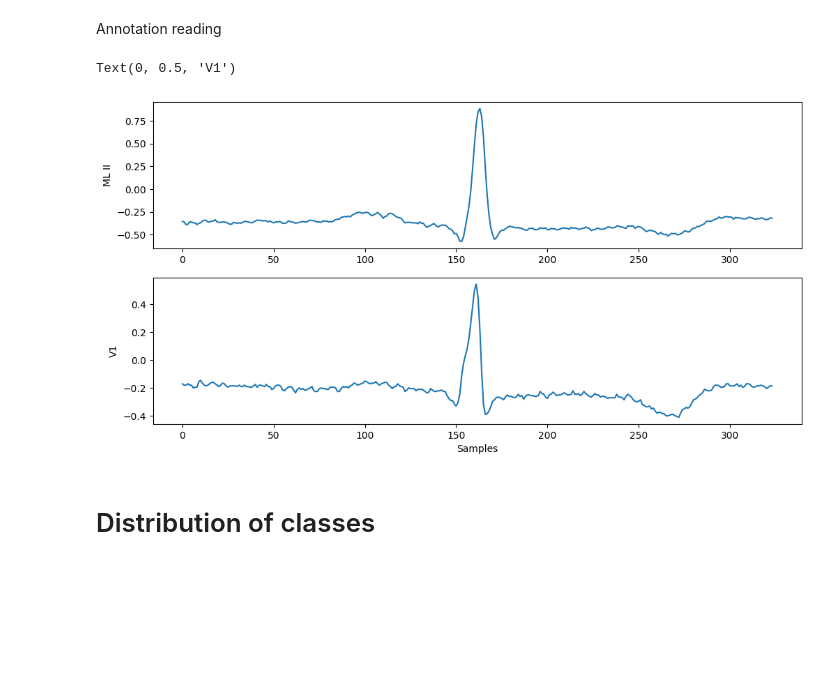
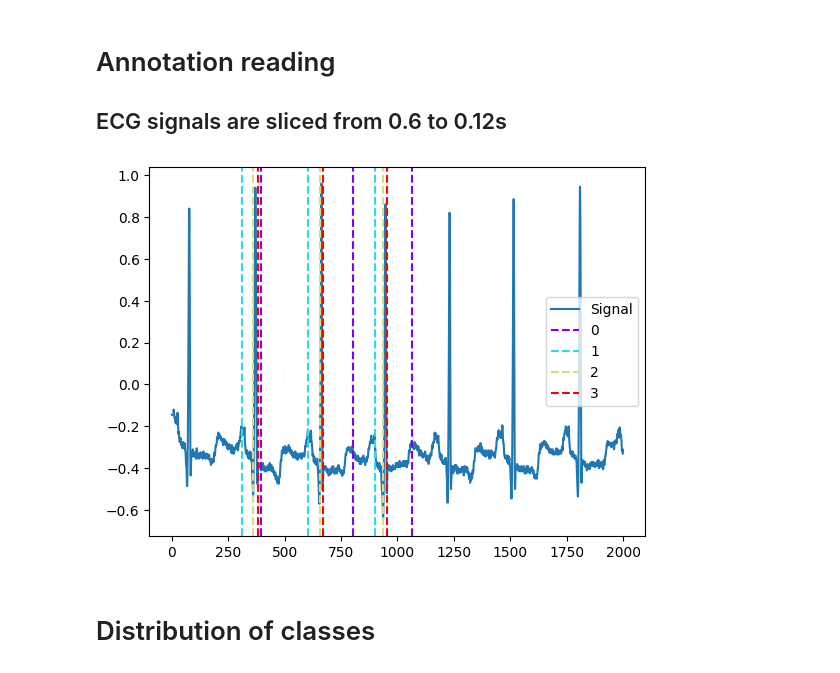
Before and after one commit to MarinBareza/ArrhythmiaDetection, a Jupyter notebook: ArrhythmiaDetection.ipynb, the cells around one changed output. Drawn from its saved outputs; the diff is of its cells as text; code cells hidden in the pictures; blank space fills up the shorter version.

```diff
--- a/ArrhythmiaDetection.ipynb
+++ b/ArrhythmiaDetection.ipynb
@@ -8,62 +8,35 @@ import numpy as np
 import wfdb
 # %% [markdown]
-Annotation reading
+# Annotation reading
+## ECG signals are sliced from 0.6 to 0.12s
 # %%
+# Check if the database exists
 dbdir = 'mit-bih-arrhythmia-database-1.0.0'
-
 if not os.path.isdir(dbdir):
     logging.error('Please replace dbdir with the db direcotry')
     raise FileNotFoundError(dbdir)
 
-symbol_durations = []
-avg_symbol_duration = 0
-slices = []
-
-for _ in range(100, 220):
+# Load records file by file
+for _ in range(100, 101):
     try:
         record = wfdb.rdrecord('{}/{}'.format(dbdir, _))
         annotation = wfdb.rdann('{}/{}'.format(dbdir, _), 'atr')
     except FileNotFoundError:
         continue
 
-    fs = annotation.fs
-    # annotation.symbol contains annotations (N for normal, V for ventricular etc..., see doc
-    # annotation.sample contains the samples of annotations
-    timestamp_symbol_tuples = [(i / fs, s) for i, s in zip(annotation.sample[:], annotation.symbol[:])]
-
-    # 9s (3240 samples) around each symbol
-    slice_padding = int(0.9 * fs / 2)
-    for t, s in timestamp_symbol_tuples:
-        symbol_index = int(t * fs)
-        slices.append((s, record.p_signal[(symbol_index - slice_padding if symbol_index > slice_padding else symbol_index - 0):(symbol_index + slice_padding)]))
-
-    # print('Record {}: {}samples (={:.3f}s)'.format(_, record.p_signal.shape, len(record.p_signal) / fs))
-    # print(' '.join('{:3.1f}:{}'.format(i, s) for i, s in timestamp_symbol_tuples))
-    symbol_durations.extend([(timestamp_symbol_tuples[j][0] - timestamp_symbol_tuples[j - 1][0]) for j in range(1, len(timestamp_symbol_tuples))])
-
-# plt.hist(symbol_durations)
-#plt.title('Distribution of Symbol Durations')
-#plt.xlabel('Duration')
-#plt.ylabel('Frequency')
-# plt.show()
-
-# Based on this I propose slices to be 0.9s long to capture all the needed information
-# print('Average duration: {}'.format(round(np.average(symbol_durations), 3)))
-# print('Median duration: {}'.format(round(np.median(symbol_durations), 3)))
-# print('Standard deviation of duration: {}'.format(round(np.std(symbol_durations), 3)))
-
-fig, ax = plt.subplots(nrows=2, figsize=(12, 6))
-MLII = slices[9][1][:, 0]
-V1 = slices[9][1][:, 1]
-
-ax[0].plot(MLII)
-ax[1].plot(V1)
-ax[0].set_ylabel('ML II')
-ax[1].set_xlabel('Samples')
-ax[1].set_ylabel('V1')
+    sampling_frequency = annotation.fs
+    ecg_signal = record.p_signal[:, 0]
+    # Find all r peaks in a record
+    _, r_peaks = nk.ecg_peaks(record.p_signal[:, 0], sampling_rate=sampling_frequency)
+    # Find T_peaks, P-peaks, Q-peaks, S-peaks, P-onset and T-offset
+    _, waves_peaks = nk.ecg_delineate(ecg_signal, r_peaks, sampling_rate=sampling_frequency, method="peak")
+    # Zooming into the first 3 R-peaks, with focus on T_peaks, P-peaks, Q-peaks and S-peaks
+    plot = nk.events_plot([waves_peaks['ECG_T_Peaks'][:3],
+                           waves_peaks['ECG_P_Peaks'][:3],
+                           waves_peaks['ECG_Q_Peaks'][:3],
+                           waves_peaks['ECG_S_Peaks'][:3]], ecg_signal[:2000])
 # %% [output]
-Text(0, 0.5, 'V1')
-[figure, old version]
+[figure, new version]
 # %% [markdown]
 # Distribution of classes
 # %%
```
Also changed, not shown: parts of 4 cells of this notebook.
